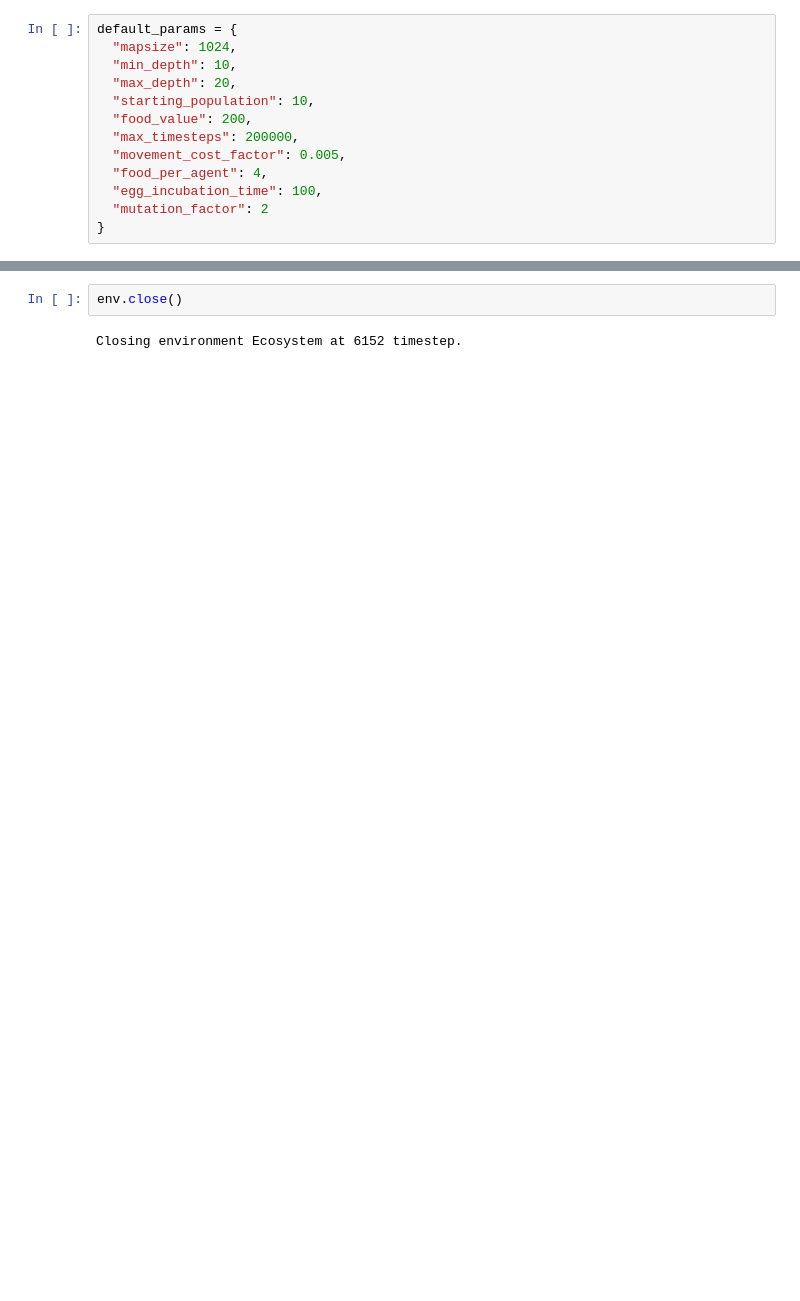
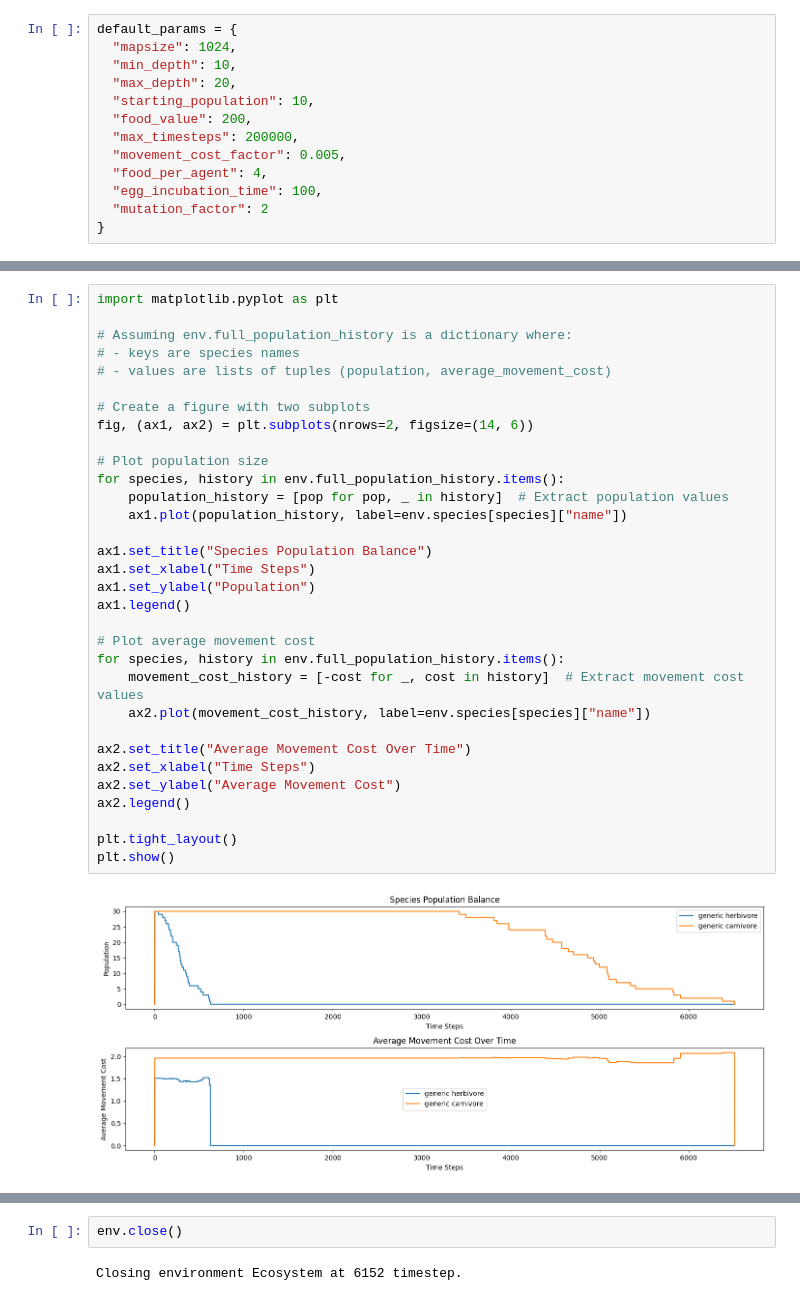
Before and after one commit to Vedemin/Ecosystem-Evol-AS, a Jupyter notebook: Ecosystem.ipynb, the cells around one changed output, grey strips where cells are left out. Drawn from its saved outputs; the diff is of its cells as text; blank space fills up the shorter version.

```diff
--- a/Ecosystem.ipynb
+++ b/Ecosystem.ipynb
@@ -15,0 +58,34 @@ default_params = {
+# %%
+import matplotlib.pyplot as plt
+
+# Assuming env.full_population_history is a dictionary where:
+# - keys are species names
+# - values are lists of tuples (population, average_movement_cost)
+
+# Create a figure with two subplots
+fig, (ax1, ax2) = plt.subplots(nrows=2, figsize=(14, 6))
+
+# Plot population size
+for species, history in env.full_population_history.items():
+    population_history = [pop for pop, _ in history]  # Extract population values
+    ax1.plot(population_history, label=env.species[species]["name"])
+
+ax1.set_title("Species Population Balance")
+ax1.set_xlabel("Time Steps")
+ax1.set_ylabel("Population")
+ax1.legend()
+
+# Plot average movement cost
+for species, history in env.full_population_history.items():
+    movement_cost_history = [-cost for _, cost in history]  # Extract movement cost values
+    ax2.plot(movement_cost_history, label=env.species[species]["name"])
+
+ax2.set_title("Average Movement Cost Over Time")
+ax2.set_xlabel("Time Steps")
+ax2.set_ylabel("Average Movement Cost")
+ax2.legend()
+
+plt.tight_layout()
+plt.show()
+# %% [output]
+[figure, added]
```
Also changed, not shown: parts of 5 cells of this notebook, 2 other files.
